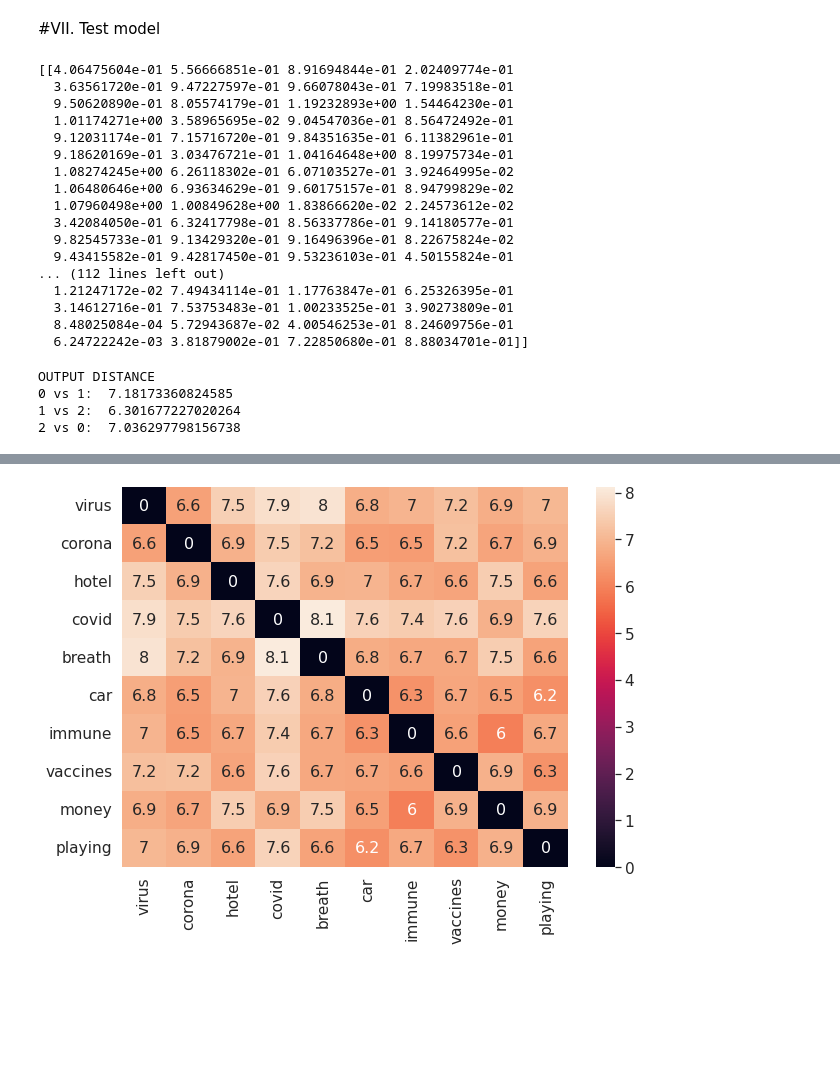
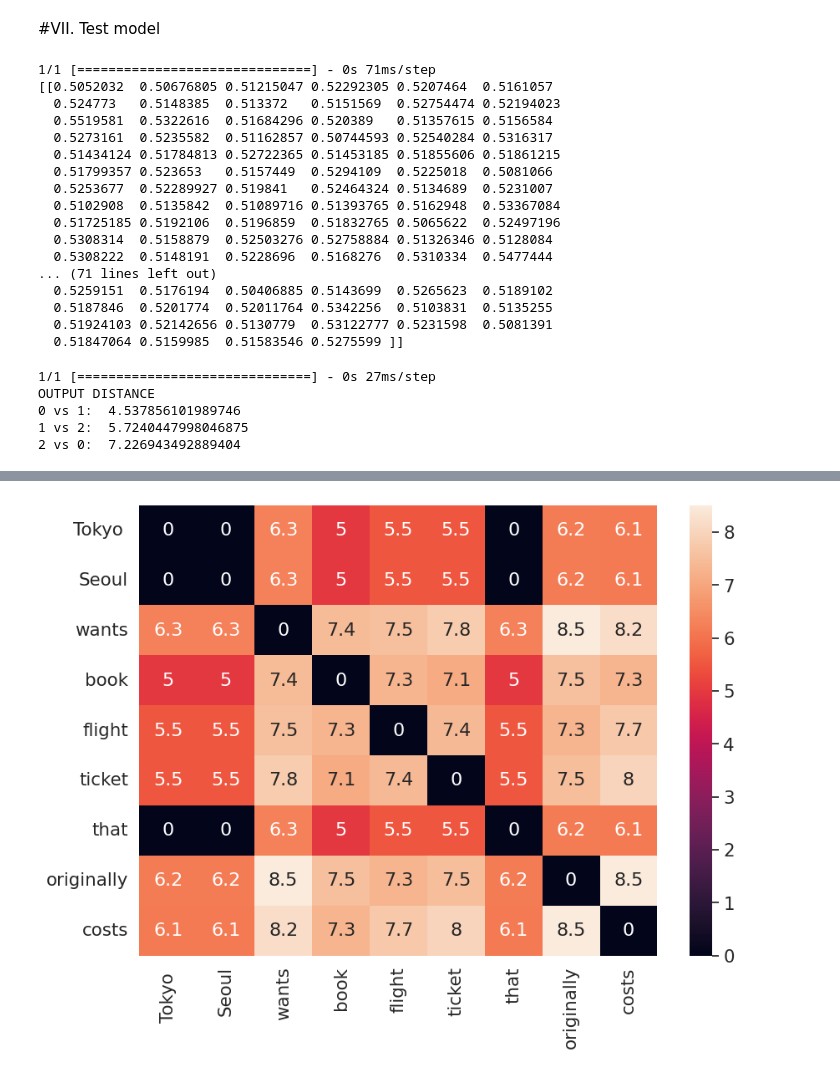
Before and after one commit to mrzaizai2k/Nlp_co5256, a Jupyter notebook: AE.ipynb, the cells around one changed output, grey strips where cells are left out. Drawn from its saved outputs; the diff is of its cells as text; code cells hidden in the pictures; blank space fills up the shorter version.

```diff
--- a/AE.ipynb
+++ b/AE.ipynb
@@ -23,3 +30,12 @@ nltk.download('punkt')
 True
 # %% [markdown]
 #II. Load corpus and preprocess it
+# %%
+splits = {'train': 'data/train-00000-of-00001.parquet', 'test': 'data/test-00000-of-00001.parquet'}
+df = pd.read_parquet("hf://datasets/gretelai/synthetic-gsm8k-reflection-405b/" + splits["train"])
+df = df[df['topic'].isin(['arithmetic', 'percentages'])]
+df = df[['topic', 'question']].rename(columns={'topic': 'label', 'question': 'text'})
+
+corpus = df["text"].to_list()
+corpus = "\n".join(corpus)
+print(corpus[:1000])
@@ -28,8 +48,8 @@ True
 def load_data(csv_file):
     return pd.read_csv(csv_file, encoding="latin")
 
-train_data = load_data("Corona_NLP_train.csv").iloc[:2000]
+# train_data = load_data("Corona_NLP_train.csv").iloc[:2000]
 
-corpus = train_data["OriginalTweet"].to_list()
-corpus = "\n".join(corpus)
-print(corpus[:1000])
+# corpus = train_data["OriginalTweet"].to_list()
+# corpus = "\n".join(corpus)
+# print(corpus[:1000])
@@ -183,27 +251,27 @@ onehot_sentence = encode_onehot(mapping, preprocess_sentence)
 embedded_sentence = we_model.predict(onehot_sentence)
 print(embedded_sentence)
 # %% [output]
-[[4.06475604e-01 5.56666851e-01 8.91694844e-01 2.02409774e-01
-  3.63561720e-01 9.47227597e-01 9.66078043e-01 7.19983518e-01
-  9.50620890e-01 8.05574179e-01 1.19232893e+00 1.54464230e-01
-  1.01174271e+00 3.58965695e-02 9.04547036e-01 8.56472492e-01
-  9.12031174e-01 7.15716720e-01 9.84351635e-01 6.11382961e-01
-  9.18620169e-01 3.03476721e-01 1.04164648e+00 8.19975734e-01
-  1.08274245e+00 6.26118302e-01 6.07103527e-01 3.92464995e-02
-  1.06480646e+00 6.93634629e-01 9.60175157e-01 8.94799829e-02
-  1.07960498e+00 1.00849628e+00 1.83866620e-02 2.24573612e-02
-  3.42084050e-01 6.32417798e-01 8.56337786e-01 9.14180577e-01
-  9.82545733e-01 9.13429320e-01 9.16496396e-01 8.22675824e-02
-  9.43415582e-01 9.42817450e-01 9.53236103e-01 4.50155824e-01
-... (112 lines left out)
-  1.21247172e-02 7.49434114e-01 1.17763847e-01 6.25326395e-01
-  3.14612716e-01 7.53753483e-01 1.00233525e-01 3.90273809e-01
-  8.48025084e-04 5.72943687e-02 4.00546253e-01 8.24609756e-01
-  6.24722242e-03 3.81879002e-01 7.22850680e-01 8.88034701e-01]]
+1/1 [==============================] - 0s 71ms/step
+[[0.5052032  0.50676805 0.51215047 0.52292305 0.5207464  0.5161057
+  0.524773   0.5148385  0.513372   0.5151569  0.52754474 0.52194023
+  0.5519581  0.5322616  0.51684296 0.520389   0.51357615 0.5156584
+  0.5273161  0.5235582  0.51162857 0.50744593 0.52540284 0.5316317
+  0.51434124 0.51784813 0.52722365 0.51453185 0.51855606 0.51861215
+  0.51799357 0.523653   0.5157449  0.5294109  0.5225018  0.5081066
+  0.5253677  0.52289927 0.519841   0.52464324 0.5134689  0.5231007
+  0.5102908  0.5135842  0.51089716 0.51393765 0.5162948  0.53367084
+  0.51725185 0.5192106  0.5196859  0.51832765 0.5065622  0.52497196
+  0.5308314  0.5158879  0.52503276 0.52758884 0.51326346 0.5128084
+  0.5308222  0.5148191  0.5228696  0.5168276  0.5310334  0.5477444
+... (71 lines left out)
+  0.5259151  0.5176194  0.50406885 0.5143699  0.5265623  0.5189102
+  0.5187846  0.5201774  0.52011764 0.5342256  0.5103831  0.5135255
+  0.51924103 0.52142656 0.5130779  0.53122777 0.5231598  0.5081391
+  0.51847064 0.5159985  0.51583546 0.5275599 ]]
 # %%
-word_0 = "virus"
-word_1 = "vaccines"
-word_2 = "playing"
+word_0 = "math"
+word_1 = "physics"
+word_2 = "number"
 
 preprocess_words = preprocess_text(' '.join([word_0, word_1, word_2]))
 onehot_words = encode_onehot(mapping, preprocess_words)
@@ -224,17 +292,18 @@ print("0 vs 1: ", dst_0_1)
 print("1 vs 2: ", dst_1_2)
 print("2 vs 0: ", dst_2_0)
 # %% [output]
+1/1 [==============================] - 0s 27ms/step
 OUTPUT DISTANCE
-0 vs 1:  7.18173360824585
-1 vs 2:  6.301677227020264
-2 vs 0:  7.036297798156738
+0 vs 1:  4.537856101989746
+1 vs 2:  5.7240447998046875
+2 vs 0:  7.226943492889404
 # %%
 from scipy.spatial import distance_matrix
 import pandas as pd
 import seaborn as sn
 import matplotlib.pyplot as plt
 
-list_words = ["virus", "corona", "hotel", "covid", "breath", "car", "immune", "vaccines", "money", "playing"]
+list_words = ["Tokyo ", "Seoul", "wants",  "book", "flight", "ticket", "that" ,"originally" ,"costs"]
 onehot_words = encode_onehot(mapping, list_words)
 list_word_embs = we_model.predict(onehot_words)
 
@@ -250 +320 @@ plt.show()
-[figure, old version]
+[figure, new version]
```
Also changed, not shown: parts of 13 cells of this notebook, 5 other files.
